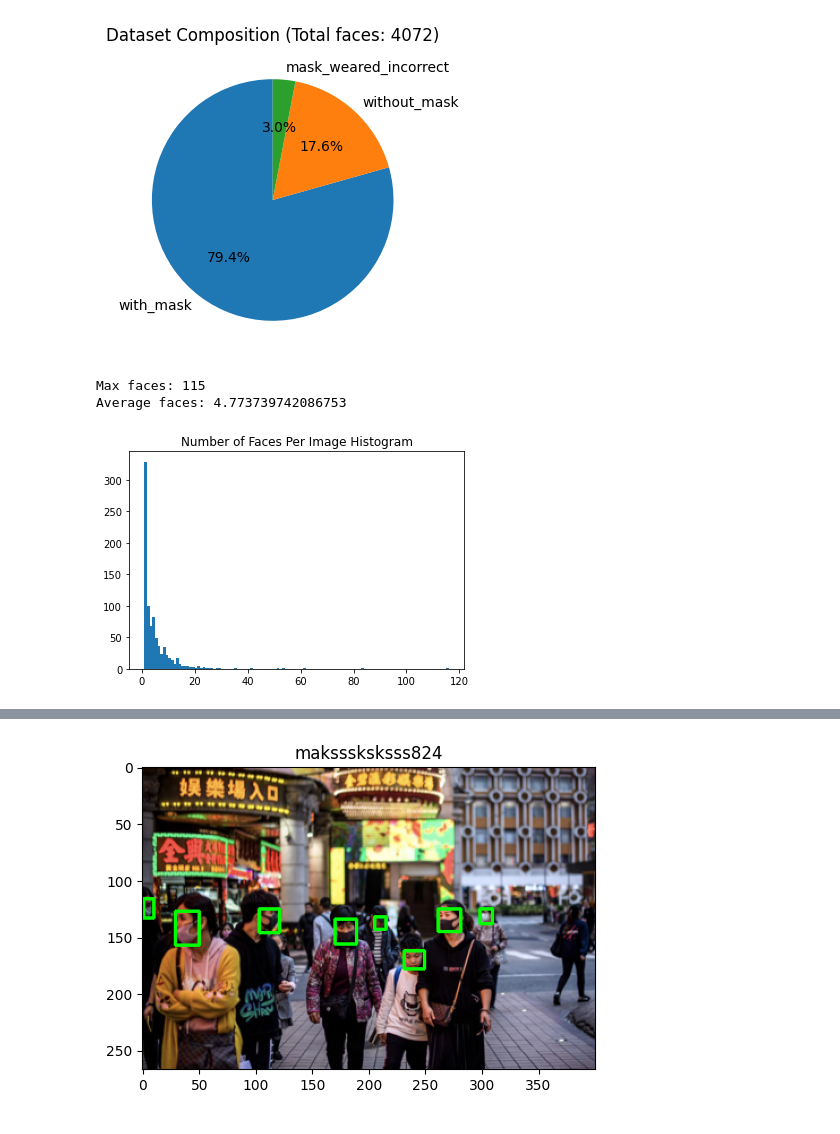
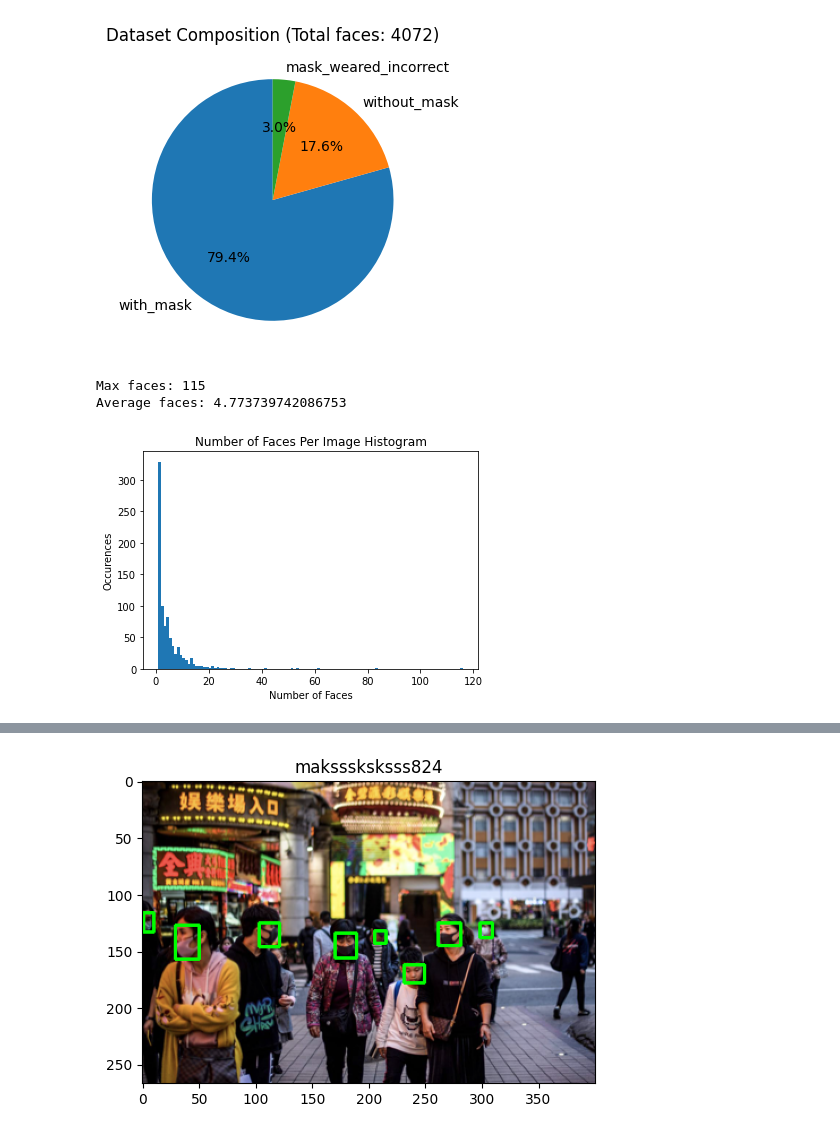
Before and after one commit to cSchubes/371q_mask_detection, a Jupyter notebook: Face Detection.ipynb, the cells around one changed output, grey strips where cells are left out. Saved outputs shown, nothing was run; the diff lists cells and outputs as text; code cells hidden in the pictures.

```diff
--- a/Face Detection.ipynb
+++ b/Face Detection.ipynb
@@ -54,19 +54,22 @@ plt.show()
 # %%
 # plot histogram of # of faces per image
 faces_per_img = []
 for img_name in imgs_with_labels['raw_data'].keys():
     faces_per_img.append(len(imgs_with_labels['bboxes'].getBoundingBoxesByImageName(img_name)))
 
 print('Max faces: ' + str(max(faces_per_img)))
 print('Average faces: ' + str(sum(faces_per_img)/len(faces_per_img)))
 
 plt.hist(faces_per_img, bins=range(1, max(faces_per_img)+2))
 plt.title("Number of Faces Per Image Histogram")
+plt.savefig('./figures/faces_per_img.png', dpi=300, transparent=True)
+plt.xlabel('Number of Faces')
+plt.ylabel('Occurences')
 plt.show()
 # %% [output]
 Max faces: 115
 Average faces: 4.773739742086753
-[figure, old version]
+[figure, new version]
 # %%
 # determine average face size
 face_sizes = []
```
Also changed, not shown: parts of 8 cells of this notebook, 13 other files.
